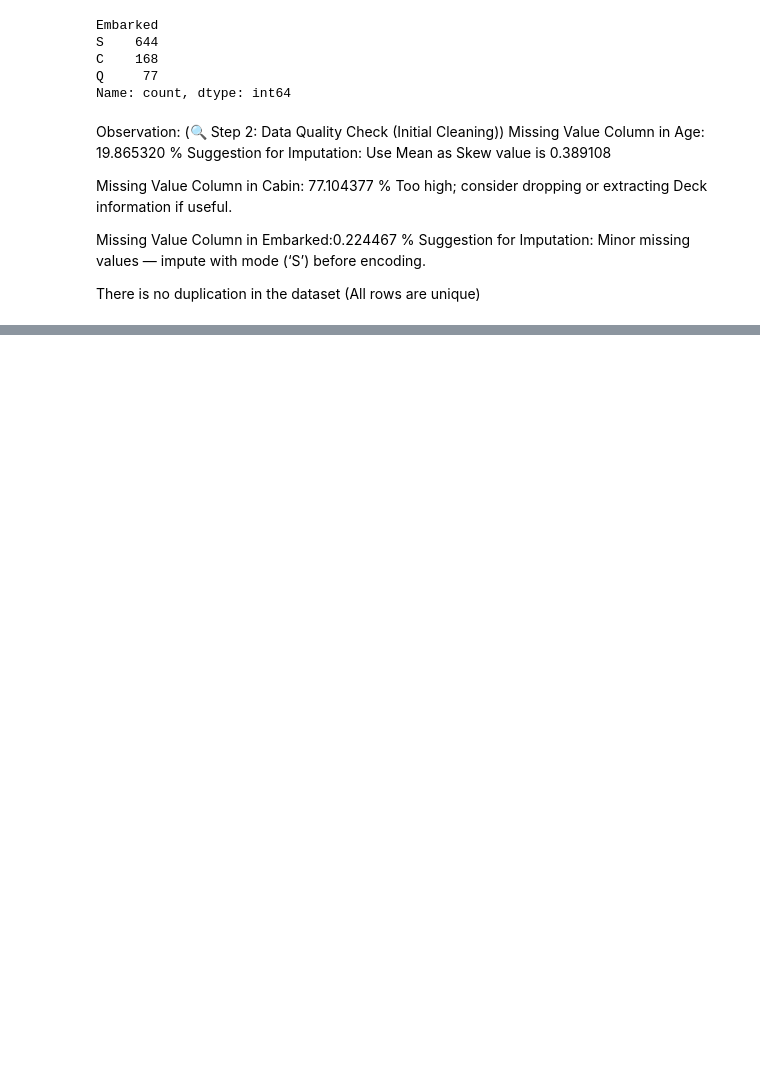
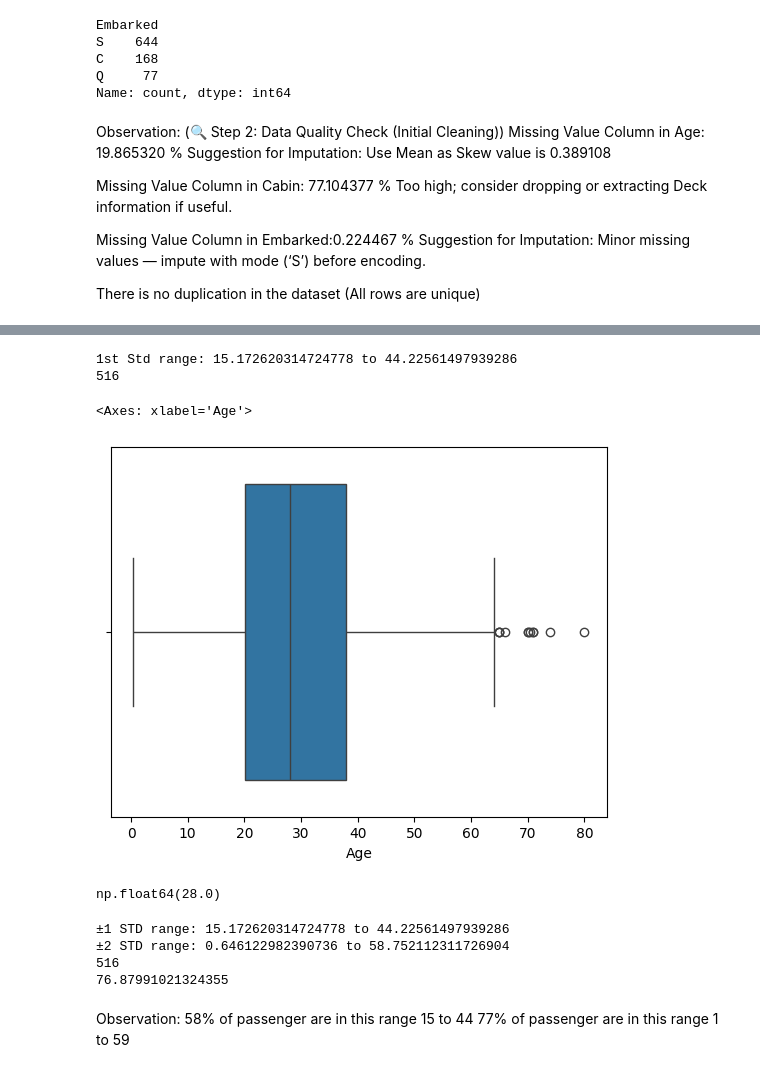
Before and after one commit to Faisal-Zamir/EDA-Reports, a Jupyter notebook: Titanic/EDA_Titanic.ipynb, the cells around one changed output, grey strips where cells are left out. Saved outputs shown, nothing was run; the diff lists cells and outputs as text; code cells hidden in the pictures; blank space fills up the shorter version.

```diff
--- a/Titanic/EDA_Titanic.ipynb
+++ b/Titanic/EDA_Titanic.ipynb
@@ -123,0 +151,64 @@ There is no duplication in the dataset (All rows are unique)
+# %%
+mean = df['Age'].mean()
+std = df['Age'].std()
+
+# 1st Standard Deviation range
+first_std_lower = mean - std
+first_std_upper = mean + std
+print("1st Std range:", first_std_lower, "to", first_std_upper)
+
+# Values within ±1 STD (16–44)
+within_1std = df[(df['Age'] >= mean - std) & (df['Age'] <= mean + std)]
+# within_1std = df[(df['Age'] >= mean - (2* std)) & (df['Age'] <= mean + (2* std))] # ±2 STD (2–58)
+
+# Count of values
+count_within_1std = len(within_1std)
+print(count_within_1std)
+# %% [output]
+1st Std range: 15.172620314724778 to 44.22561497939286
+516
+# %%
+sns.boxplot(x=df['Age'])
+# %% [output]
+<Axes: xlabel='Age'>
+[figure, added]
+# %%
+df['Age'].median()
+# %% [output]
+np.float64(28.0)
+# %%
+# Mean and STD of Age
+mean = df['Age'].mean()
+std = df['Age'].std()
+
+# Values within ±1 STD (16–44)
+within_1std = df[(df['Age'] >= mean - std) & (df['Age'] <= mean + std)]
+low1, high1 = mean - std, mean + std
+print("±1 STD range:", low1, "to", high1)
+
+within_2nd_std = df[(df['Age'] >= mean - (2* std)) & (df['Age'] <= mean + (2* std))] # ±2 STD (2–58)
+low2, high2 = mean - (2* std), mean + (2* std)
+print("±2 STD range:", low2, "to", high2)
+
+count_within_1std = len(within_1std)
+count_within_2nd_std = len(within_2nd_std)
+
+# Count of values
+first_std_percentage = len(within_1std) * 100 / len(df['Age'])
+print(first_std_percentage)
+
+
+# 58% for ±1 STD (15–44 ages for passengers
+second_std_percentage = len(within_2nd_std) * 100 / len(df['Age'])
+print(second_std_percentage)
+
+# 77% for ±2 STD (1–59 ages for passengers)
+# %% [output]
+±1 STD range: 15.172620314724778 to 44.22561497939286
+±2 STD range: 0.646122982390736 to 58.752112311726904
+516
+76.87991021324355
+# %% [markdown]
+Observation:
+58% of passenger are in this range 15 to 44
+77% of passenger are in this range 1 to 59
```
Also changed, not shown: parts of 10 cells of this notebook.
